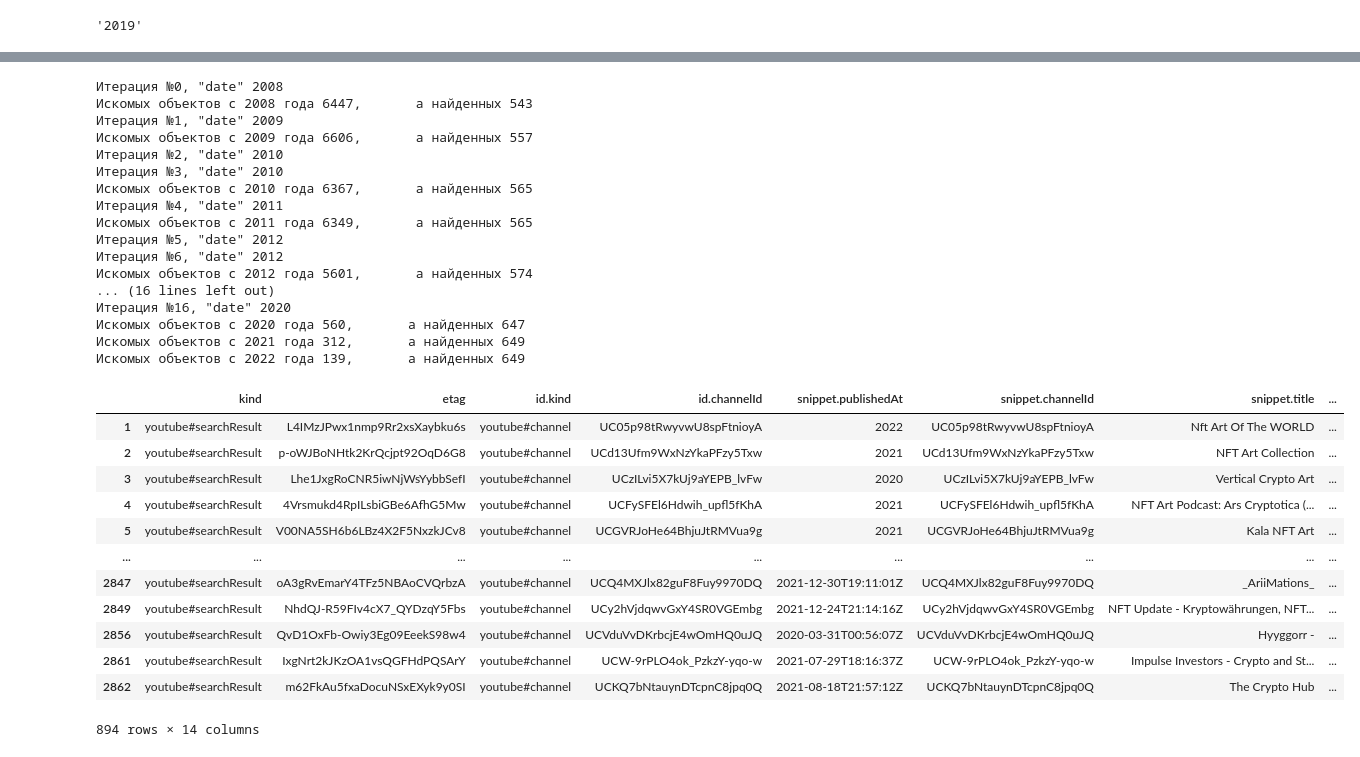
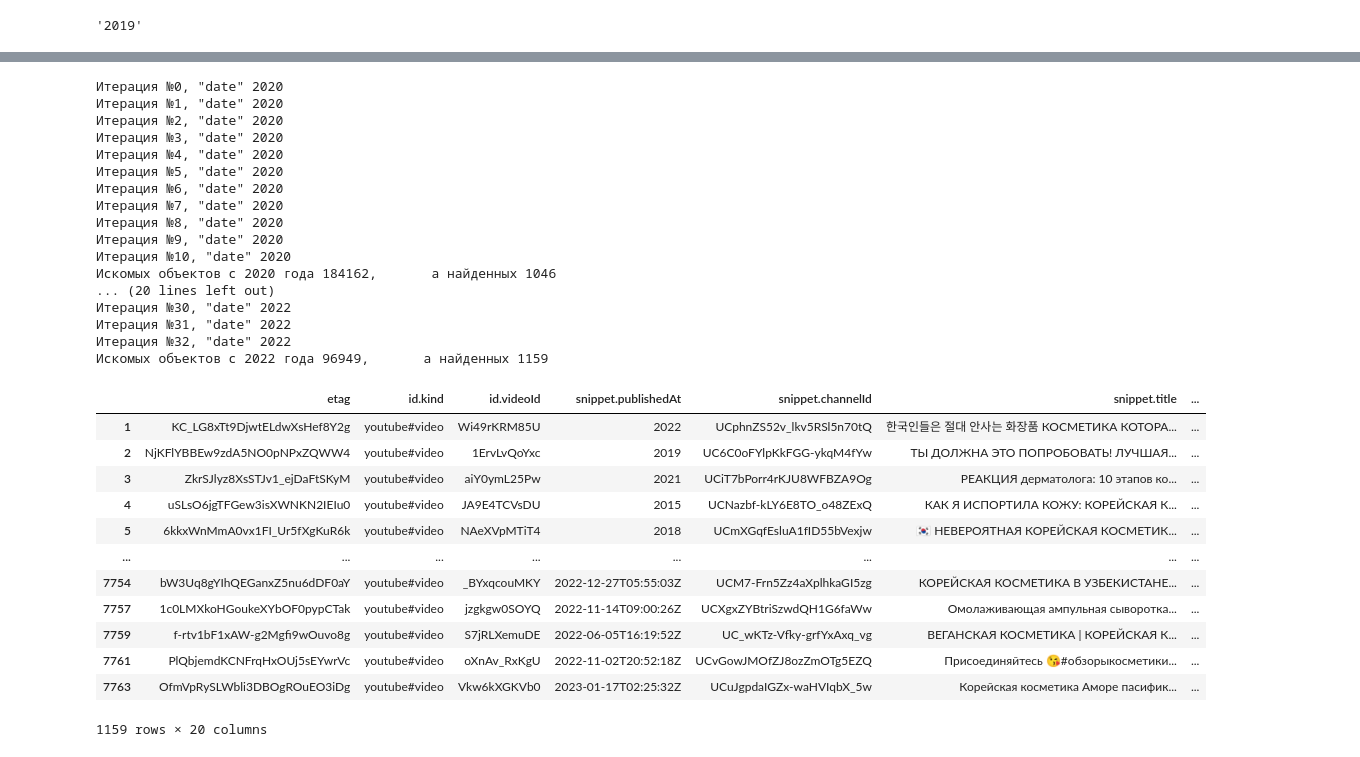
Before and after one commit to Tricar5/dm_corean, a Jupyter notebook: notebooks/4/search_42(video).ipynb, the cells around one changed output, grey strips where cells are left out. Cells and saved outputs as stored; diff of their text form; code cells hidden in the pictures.

Commit message:
:sparkles: added video notebook for seminar 4 data added to path data/seminar4/*.xlsx

```diff
--- a/notebooks/4/search_42(video).ipynb
+++ b/notebooks/4/search_42(video).ipynb
@@ -102,7 +113,7 @@ i = 0
 for order in order_list:
     # Для остановки алгоритма, если все искомые объекты найдены
     # БЕЗ включения каких-либо значений аргумента order (в т.ч. вообще БЕЗ них):
-    if len(df_supplemented.drop_duplicates('id.channelId')) < response['pageInfo']['totalResults']:
+    if len(df_supplemented.drop_duplicates(f'id.{type_query}Id')) < response['pageInfo']['totalResults']:
 
         # Первый заход с каждым значение аргумента order:
         request = youtube.search().list(
@@ -125,7 +136,7 @@ for order in order_list:
 
         # Заходы с тем же значением аргумента order на следующие страницы:
         while ('nextPageToken' in response.keys())\
-        & (len(df_supplemented.drop_duplicates('id.channelId')) < response['pageInfo']['totalResults'])\
+        & (len(df_supplemented.drop_duplicates(f'id.{type_query}Id')) < response['pageInfo']['totalResults'])\
         & (len(response["items"]) > 0):
         # второе условие -- для остановки алгоритма, если все искомые объекты найдены
         # БЕЗ какой-то из следующих страниц ( в т.ч. вообще БЕЗ них)
@@ -152,7 +163,7 @@ for order in order_list:
             df_supplemented = pd.concat([df_supplemented, df_additional])
 
         # Сохранение составленных для каждого значения аргумента order таблиц в Excel -- на всякий случай:
-        df_supplemented.to_excel(DATA_PATH / f'Каналы_Sorted_by_{order}.xlsx')
+        df_supplemented.to_excel(DATA_PATH / f'{type_query.capitalize()}_Sorted_by_{order}.xlsx')
     else:
         print('Все искомые объекты найдены БЕЗ включения некоторых значений аргумента order (в т.ч. вообще БЕЗ них)')
 # %% [output]
@@ -339,9 +347,10 @@ print("Максимальный год с видео", max_date)
 # %%
 #25.1 Запросы БЕЗ включения аргумента order, но с учетом даты
 
+# На всякий случай получим следующий ключ
+
 i = 0
 year = min_date
-
 
 while year < max_date:
 
@@ -381,46 +390,46 @@ while year < max_date:
 
 
     print(f"Искомых объектов с {year} года {response['pageInfo']['totalResults']}, \
-      а найденных {len(df_supplemented.drop_duplicates('id.channelId'))}")
+      а найденных {len(df_supplemented.drop_duplicates(f'id.{type_query}Id'))}")
 
     year += 1
 # %% [output]
-Итерация №0, "date" 2008
-Искомых объектов с 2008 года 6447,       а найденных 543
-Итерация №1, "date" 2009
-Искомых объектов с 2009 года 6606,       а найденных 557
-Итерация №2, "date" 2010
-Итерация №3, "date" 2010
-Искомых объектов с 2010 года 6367,       а найденных 565
-Итерация №4, "date" 2011
-Искомых объектов с 2011 года 6349,       а найденных 565
-Итерация №5, "date" 2012
-Итерация №6, "date" 2012
-Искомых объектов с 2012 года 5601,       а найденных 574
-... (16 lines left out)
-Итерация №16, "date" 2020
-Искомых объектов с 2020 года 560,       а найденных 647
-Искомых объектов с 2021 года 312,       а найденных 649
-Искомых объектов с 2022 года 139,       а найденных 649
+Итерация №0, "date" 2020
+Итерация №1, "date" 2020
+Итерация №2, "date" 2020
+Итерация №3, "date" 2020
+Итерация №4, "date" 2020
+Итерация №5, "date" 2020
+Итерация №6, "date" 2020
+Итерация №7, "date" 2020
+Итерация №8, "date" 2020
+Итерация №9, "date" 2020
+Итерация №10, "date" 2020
+Искомых объектов с 2020 года 184162,       а найденных 1046
+... (20 lines left out)
+Итерация №30, "date" 2022
+Итерация №31, "date" 2022
+Итерация №32, "date" 2022
+Искомых объектов с 2022 года 96949,       а найденных 1159
 # %%
 # 20
 # Удаление дубликатов каналов (по их ID) и запись в Excel:
 df_supplemented.index = range(1,len(df_supplemented)+1) # сквозной индекс для итоговой таблицы
-df_supplemented = df_supplemented.drop_duplicates(f'id.{type}Id')
+df_supplemented = df_supplemented.drop_duplicates(f'id.{type_query}Id')
 display(df_supplemented)
 # %% [output]
-|  | kind | etag | id.kind | id.channelId | snippet.publishedAt | snippet.channelId | snippet.title | ... |
-| 1 | youtube#searchResult | L4IMzJPwx1nmp9Rr2xsXaybku6s | youtube#channel | UC05p98tRwyvwU8spFtnioyA | 2022 | UC05p98tRwyvwU8spFtnioyA | Nft Art Of The WORLD | ... |
-| 2 | youtube#searchResult | p-oWJBoNHtk2KrQcjpt92OqD6G8 | youtube#channel | UCd13Ufm9WxNzYkaPFzy5Txw | 2021 | UCd13Ufm9WxNzYkaPFzy5Txw | NFT Art Collection | ... |
-| 3 | youtube#searchResult | Lhe1JxgRoCNR5iwNjWsYybbSefI | youtube#channel | UCzILvi5X7kUj9aYEPB_lvFw | 2020 | UCzILvi5X7kUj9aYEPB_lvFw | Vertical Crypto Art | ... |
-| 4 | youtube#searchResult | 4Vrsmukd4RpILsbiGBe6AfhG5Mw | youtube#channel | UCFySFEl6Hdwih_upfl5fKhA | 2021 | UCFySFEl6Hdwih_upfl5fKhA | NFT Art Podcast: Ars Cryptotica (... | ... |
-| 5 | youtube#searchResult | V00NA5SH6b6LBz4X2F5NxzkJCv8 | youtube#channel | UCGVRJoHe64BhjuJtRMVua9g | 2021 | UCGVRJoHe64BhjuJtRMVua9g | Kala NFT Art | ... |
-| ... | ... | ... | ... | ... | ... | ... | ... | ... |
-| 2847 | youtube#searchResult | oA3gRvEmarY4TFz5NBAoCVQrbzA | youtube#channel | UCQ4MXJlx82guF8Fuy9970DQ | 2021-12-30T19:11:01Z | UCQ4MXJlx82guF8Fuy9970DQ | _AriiMations_ | ... |
-| 2849 | youtube#searchResult | NhdQJ-R59FIv4cX7_QYDzqY5Fbs | youtube#channel | UCy2hVjdqwvGxY4SR0VGEmbg | 2021-12-24T21:14:16Z | UCy2hVjdqwvGxY4SR0VGEmbg | NFT Update - Kryptowährungen, NFT... | ... |
-| 2856 | youtube#searchResult | QvD1OxFb-Owiy3Eg09EeekS98w4 | youtube#channel | UCVduVvDKrbcjE4wOmHQ0uJQ | 2020-03-31T00:56:07Z | UCVduVvDKrbcjE4wOmHQ0uJQ | Hyyggorr - | ... |
-| 2861 | youtube#searchResult | IxgNrt2kJKzOA1vsQGFHdPQSArY | youtube#channel | UCW-9rPLO4ok_PzkzY-yqo-w | 2021-07-29T18:16:37Z | UCW-9rPLO4ok_PzkzY-yqo-w | Impulse Investors - Crypto and St... | ... |
-| 2862 | youtube#searchResult | m62FkAu5fxaDocuNSxEXyk9y0SI | youtube#channel | UCKQ7bNtauynDTcpnC8jpq0Q | 2021-08-18T21:57:12Z | UCKQ7bNtauynDTcpnC8jpq0Q | The Crypto Hub | ... |
+|  | etag | id.kind | id.videoId | snippet.publishedAt | snippet.channelId | snippet.title | ... |
+| 1 | KC_LG8xTt9DjwtELdwXsHef8Y2g | youtube#video | Wi49rKRM85U | 2022 | UCphnZS52v_lkv5RSl5n70tQ | 한국인들은 절대 안사는 화장품 КОСМЕТИКА КОТОРА... | ... |
+| 2 | NjKFlYBBEw9zdA5NO0pNPxZQWW4 | youtube#video | 1ErvLvQoYxc | 2019 | UC6C0oFYlpKkFGG-ykqM4fYw | ТЫ ДОЛЖНА ЭТО ПОПРОБОВАТЬ! ЛУЧШАЯ... | ... |
+| 3 | ZkrSJlyz8XsSTJv1_ejDaFtSKyM | youtube#video | aiY0ymL25Pw | 2021 | UCiT7bPorr4rKJU8WFBZA9Og | РЕАКЦИЯ дерматолога: 10 этапов ко... | ... |
+| 4 | uSLsO6jgTFGew3isXWNKN2IEIu0 | youtube#video | JA9E4TCVsDU | 2015 | UCNazbf-kLY6E8TO_o48ZExQ | КАК Я ИСПОРТИЛА КОЖУ: КОРЕЙСКАЯ К... | ... |
+| 5 | 6kkxWnMmA0vx1FI_Ur5fXgKuR6k | youtube#video | NAeXVpMTiT4 | 2018 | UCmXGqfEsluA1fID55bVexjw | 🇰🇷 НЕВЕРОЯТНАЯ КОРЕЙСКАЯ КОСМЕТИК... | ... |
+| ... | ... | ... | ... | ... | ... | ... | ... |
+| 7754 | bW3Uq8gYIhQEGanxZ5nu6dDF0aY | youtube#video | _BYxqcouMKY | 2022-12-27T05:55:03Z | UCM7-Frn5Zz4aXplhkaGI5zg | КОРЕЙСКАЯ КОСМЕТИКА В УЗБЕКИСТАНЕ... | ... |
+| 7757 | 1c0LMXkoHGoukeXYbOF0pypCTak | youtube#video | jzgkgw0SOYQ | 2022-11-14T09:00:26Z | UCXgxZYBtriSzwdQH1G6faWw | Омолаживающая ампульная сыворотка... | ... |
+| 7759 | f-rtv1bF1xAW-g2Mgfi9wOuvo8g | youtube#video | S7jRLXemuDE | 2022-06-05T16:19:52Z | UC_wKTz-Vfky-grfYxAxq_vg | ВЕГАНСКАЯ КОСМЕТИКА | КОРЕЙСКАЯ К... | ... |
+| 7761 | PlQbjemdKCNFrqHxOUj5sEYwrVc | youtube#video | oXnAv_RxKgU | 2022-11-02T20:52:18Z | UCvGowJMOfZJ8ozZmOTg5EZQ | Присоединяйтесь 😘#обзорыкосметики... | ... |
+| 7763 | OfmVpRySLWbli3DBOgROuEO3iDg | youtube#video | Vkw6kXGKVb0 | 2023-01-17T02:25:32Z | UCuJgpdaIGZx-waHVIqbX_5w | Корейская косметика Аморе пасифик... | ... |
-894 rows × 14 columns
+1159 rows × 20 columns
 # %%
 import os
```
Also changed, not shown: parts of 10 cells of this notebook, 3 other files.
